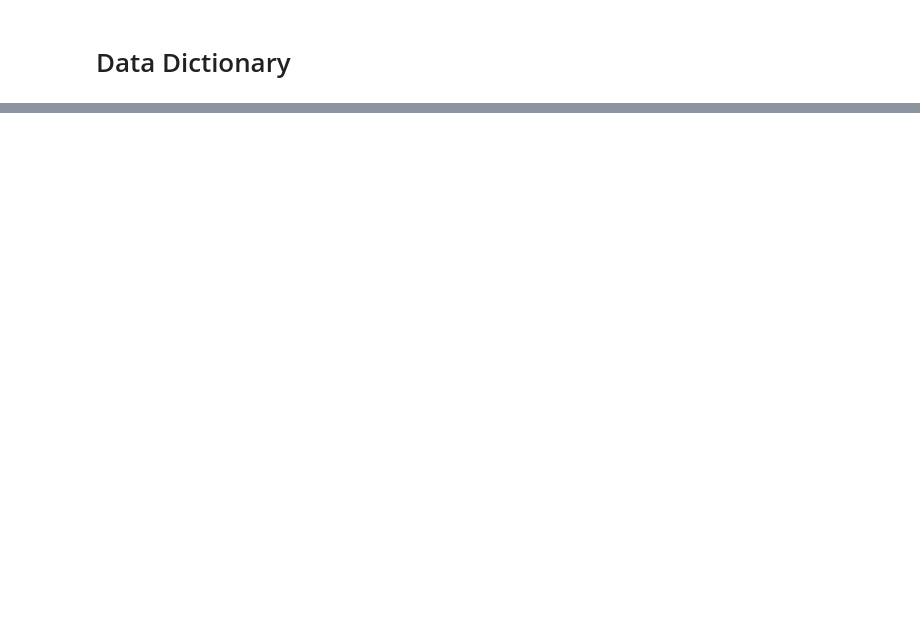
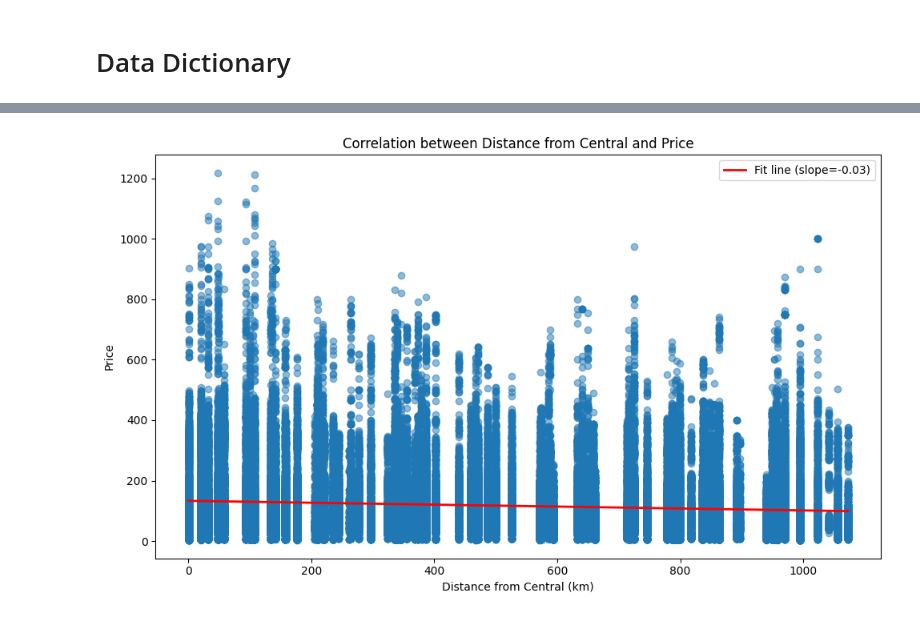
Before and after one commit to mjjj-642/Philippine-FoodPrices, a Jupyter notebook: food-prices.ipynb, the cells around one changed output, grey strips where cells are left out. Drawn from its saved outputs; the diff is of its cells as text; code cells hidden in the pictures; blank space fills up the shorter version.

```diff
--- a/food-prices.ipynb
+++ b/food-prices.ipynb
@@ -110,0 +268,16 @@ data_dictionary
+# %%
+plt.figure(figsize=(10, 6))
+plt.scatter(df_cleaned['distance_from_central'], df_cleaned['price'], alpha=0.5)
+plt.xlabel('Distance from Central (km)')
+plt.ylabel('Price')
+plt.title('Correlation between Distance from Central and Price')
+
+slope, intercept = np.polyfit(df_cleaned['distance_from_central'], df_cleaned['price'], 1)
+x_vals = np.array([df_cleaned['distance_from_central'].min(), df_cleaned['distance_from_central'].max()])
+y_vals = intercept + slope * x_vals
+plt.plot(x_vals, y_vals, color='red', linewidth=2, label=f'Fit line (slope={slope:.2f})')
+plt.legend()
+plt.tight_layout()
+plt.show()
+# %% [output]
+[figure, added]
```
Also changed, not shown: parts of 18 cells of this notebook, 2 other files.
